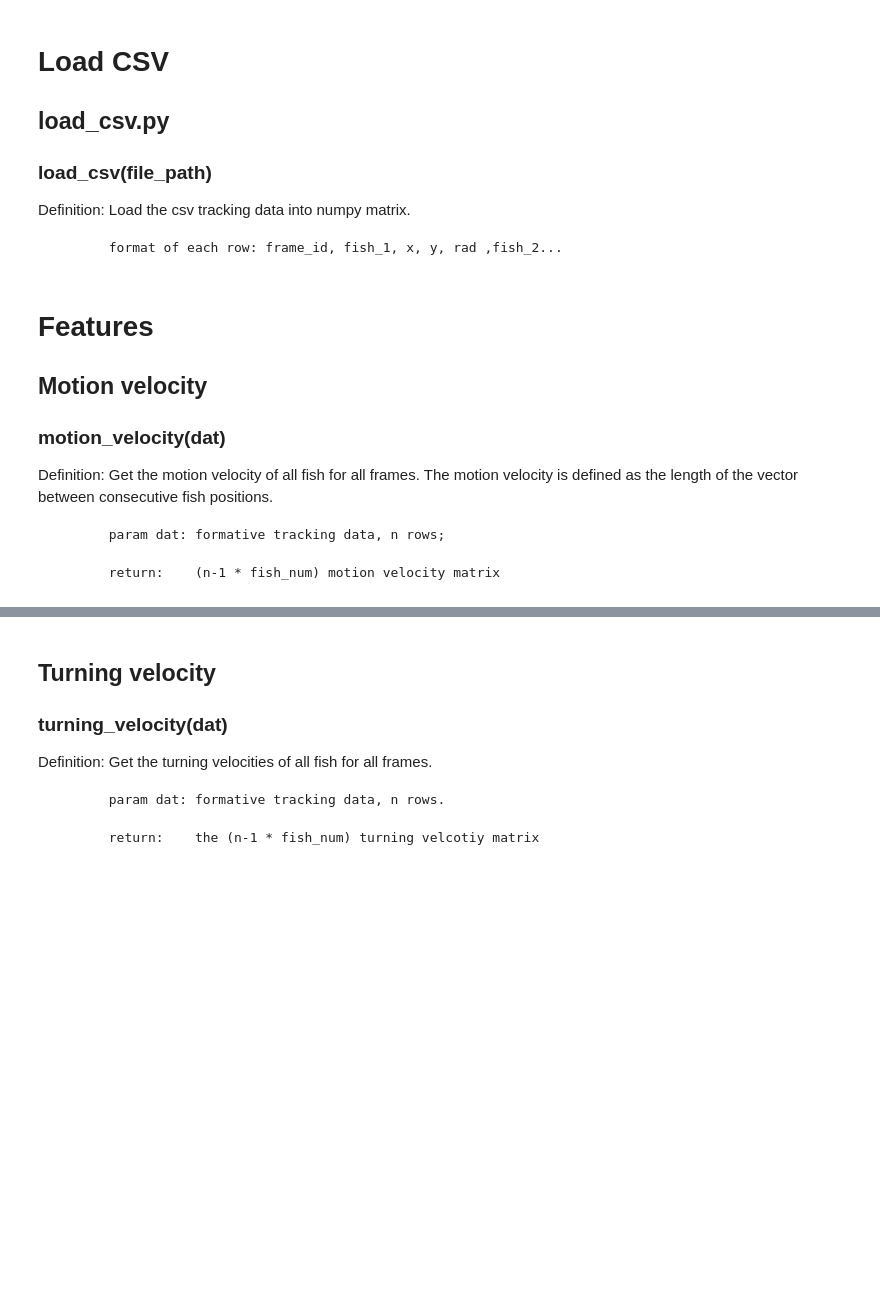
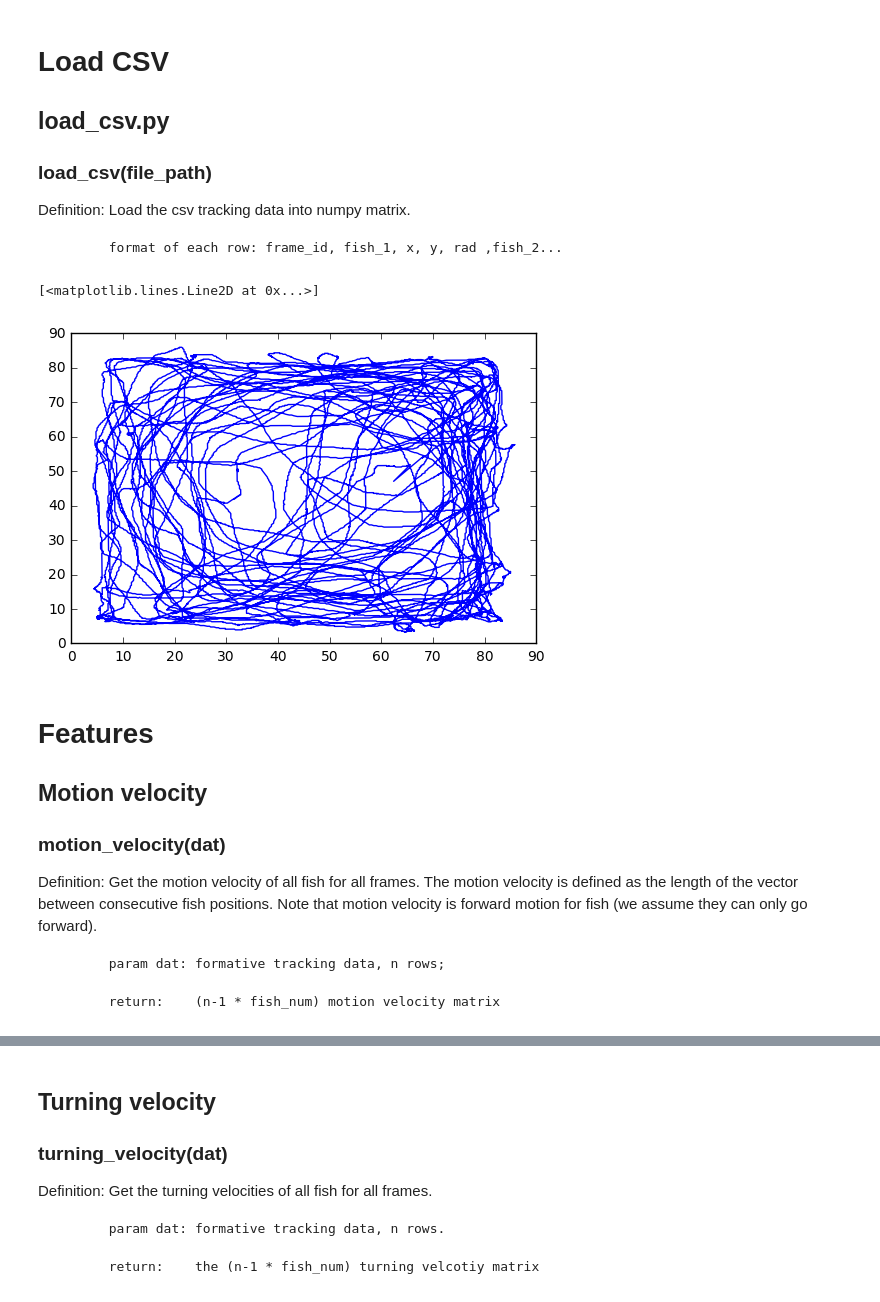
Before and after one commit to BioroboticsLab/robofish_data_analysis, a Jupyter notebook: python/sandbox/Features.ipynb, the cells around one changed output, grey strips where cells are left out. Cells and saved outputs as stored; diff of their text form; code cells hidden in the pictures; blank space fills up the shorter version.

Commit message:
added visualization

```diff
--- a/python/sandbox/Features.ipynb
+++ b/python/sandbox/Features.ipynb
@@ -9,17 +9,24 @@ Definition: Load the csv tracking data into numpy matrix.
 # %%
 import sys
 sys.path.append('..')
 from features.load_csv import *
 path = 'C:/Users/Tim/Dropbox/FUB/PROJECTS/MeSoDiSy_2016/data/record_150422T105953/corrected csv/41-34676.csv'
 dat  = load_csv(path)
 
-(r, c) = dat.shape
+%matplotlib inline
+import matplotlib.pyplot as plt
+
+# plot trajectory of first fish
+plt.plot(dat[:, 2], dat[:, 3])
+# %% [output]
+[<matplotlib.lines.Line2D at 0x...>]
+[figure, added]
 # %% [markdown]
 # Features
 
 ## Motion velocity
 ### motion_velocity(dat)
-Definition: Get the motion velocity of all fish for all frames. The motion velocity is defined as the length of the vector between consecutive fish positions.
+Definition: Get the motion velocity of all fish for all frames. The motion velocity is defined as the length of the vector between consecutive fish positions. Note that motion velocity is forward motion for fish (we assume they can only go forward).
 
            param dat: formative tracking data, n rows;
 
```
Also changed, not shown: parts of 3 cells of this notebook.
